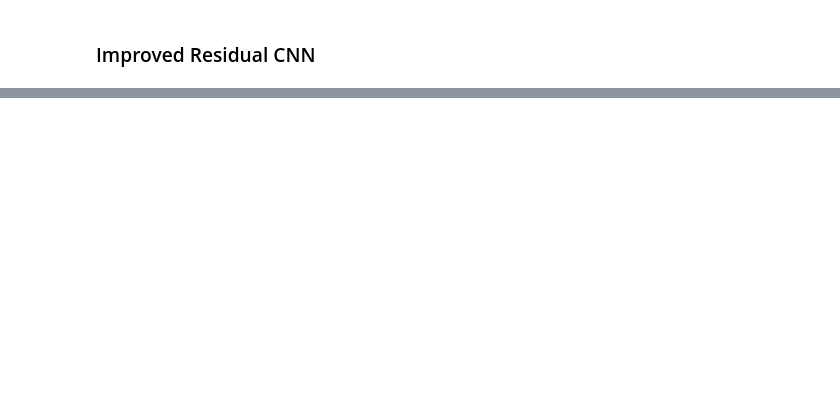
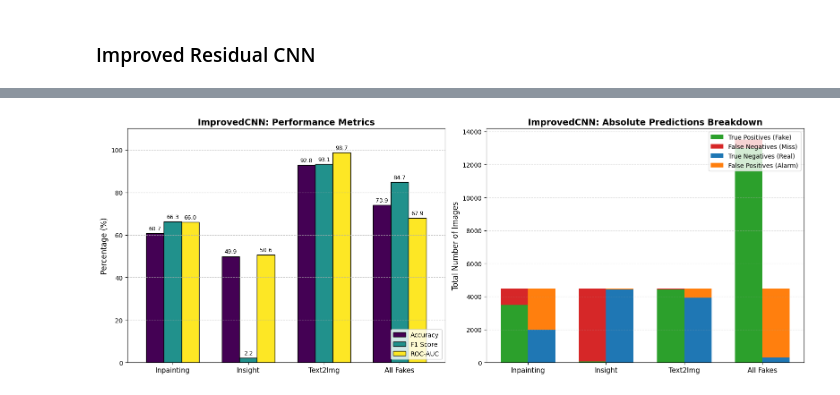
Before and after one commit to Proenca13/Deep_Learning_Project, a Jupyter notebook: project.ipynb, the cells around one changed output, grey strips where cells are left out. Saved outputs shown, nothing was run; the diff lists cells and outputs as text; code cells hidden in the pictures; blank space fills up the shorter version.

```diff
--- a/project.ipynb
+++ b/project.ipynb
@@ -855,2 +955,93 @@ Logs saved to: experiment_logs\ImprovedCNN\logs.txt
 
  ALL IMPROVEDCNN EXPERIMENTS COMPLETED SUCCESSFULLY!
+# %%
+model_name = "ImprovedCNN"
+log_path = os.path.join("experiment_logs", model_name, "logs.txt")
+
+if not os.path.exists(log_path):
+    log_path = "logs.txt"
+
+datasets = []
+metrics_data = {
+    'Accuracy': [],
+    'F1 Score': [],
+    'ROC-AUC': []
+}
+cm_data = {}
+
+current_exp = None
+
+print(f"Reading logs from: {log_path}")
+with open(log_path, 'r', encoding='utf-8') as f:
+    for line in f:
+        line = line.strip()
+
+
+        if line.startswith("Experiment:"):
+            current_exp = line.split("Experiment:")[1].strip()
+
+        elif line.startswith("TEST") and current_exp:
+            pattern = r"Accuracy ([\d.]+)%.*F1 ([\d.]+).*ROC-AUC ([\d.]+).*TP (\d+), TN (\d+), FP (\d+), FN (\d+)"
+            match = re.search(pattern, line)
+
+            if match:
+                acc, f1, roc, tp, tn, fp, fn = map(float, match.groups())
+
+                # Format name nicely (e.g., 'all_fakes' -> 'All Fakes')
+                display_name = current_exp.replace("_", " ").title()
+
+                if display_name not in datasets:
+                    datasets.append(display_name)
+                    metrics_data['Accuracy'].append(acc)
+                    metrics_data['F1 Score'].append(f1 * 100)  # Convert to percentage for scale
+                    metrics_data['ROC-AUC'].append(roc * 100)  # Convert to percentage for scale
+                    cm_data[display_name] = [int(tp), int(tn), int(fp), int(fn)]
+
+if not datasets:
+    print("Error: Could not find any TEST metrics in the log file.")
+else:
+    print(f"Successfully parsed data for: {', '.join(datasets)}\n")
+
+    df_metrics = pd.DataFrame(metrics_data, index=datasets)
+
+    fig, (ax1, ax2) = plt.subplots(1, 2, figsize=(16, 6))
+
+    # --- Plot 1: Metrics Bar Chart ---
+    df_metrics.plot(kind='bar', ax=ax1, colormap='viridis', edgecolor='black', width=0.7)
+    ax1.set_title(f'{model_name}: Performance Metrics', fontsize=14, fontweight='bold')
+    ax1.set_ylabel('Percentage (%)', fontsize=12)
+    ax1.set_ylim(0, 110)
+    ax1.set_xticklabels(datasets, rotation=0, fontsize=11)
+    ax1.grid(axis='y', linestyle='--', alpha=0.7)
+    ax1.legend(loc='lower right')
+
+    for p in ax1.patches:
+        ax1.annotate(f"{p.get_height():.1f}",
+                    (p.get_x() + p.get_width() / 2., p.get_height()),
+                    ha='center', va='bottom', fontsize=9, xytext=(0, 3), textcoords='offset points')
+
+    # --- Plot 2: Prediction Distribution (Stacked Bar) ---
+    tp = [cm_data[d][0] for d in datasets]
+    tn = [cm_data[d][1] for d in datasets]
+    fp = [cm_data[d][2] for d in datasets]
+    fn = [cm_data[d][3] for d in datasets]
+
+    x = np.arange(len(datasets))
+    width = 0.35
+
+    ax2.bar(x - width/2, tp, width, label='True Positives (Fake)', color='#2ca02c')
+    ax2.bar(x - width/2, fn, width, bottom=tp, label='False Negatives (Miss)', color='#d62728')
+
+    ax2.bar(x + width/2, tn, width, label='True Negatives (Real)', color='#1f77b4')
+    ax2.bar(x + width/2, fp, width, bottom=tn, label='False Positives (Alarm)', color='#ff7f0e')
+
+    ax2.set_title(f'{model_name}: Absolute Predictions Breakdown', fontsize=14, fontweight='bold')
+    ax2.set_ylabel('Total Number of Images', fontsize=12)
+    ax2.set_xticks(x)
+    ax2.set_xticklabels(datasets, fontsize=11)
+    ax2.legend(loc='upper right', fontsize=10)
+    ax2.grid(axis='y', linestyle='--', alpha=0.4)
+
+    plt.tight_layout()
+    plt.show()
+# %% [output]
@@ -856,0 +1050 @@ Logs saved to: experiment_logs\ImprovedCNN\logs.txt
+[figure, added]
```
Also changed, not shown: parts of 7 cells of this notebook.
